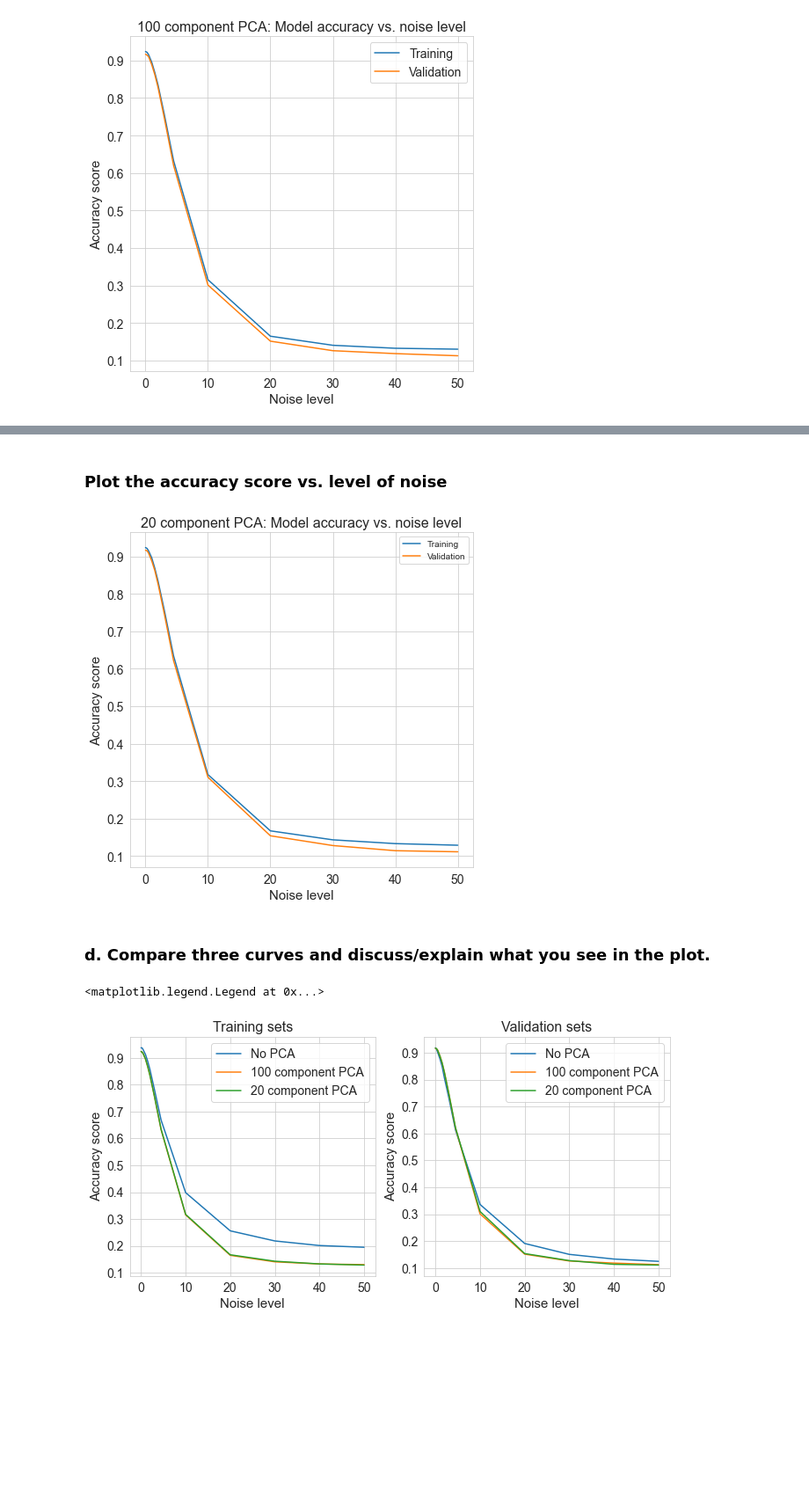
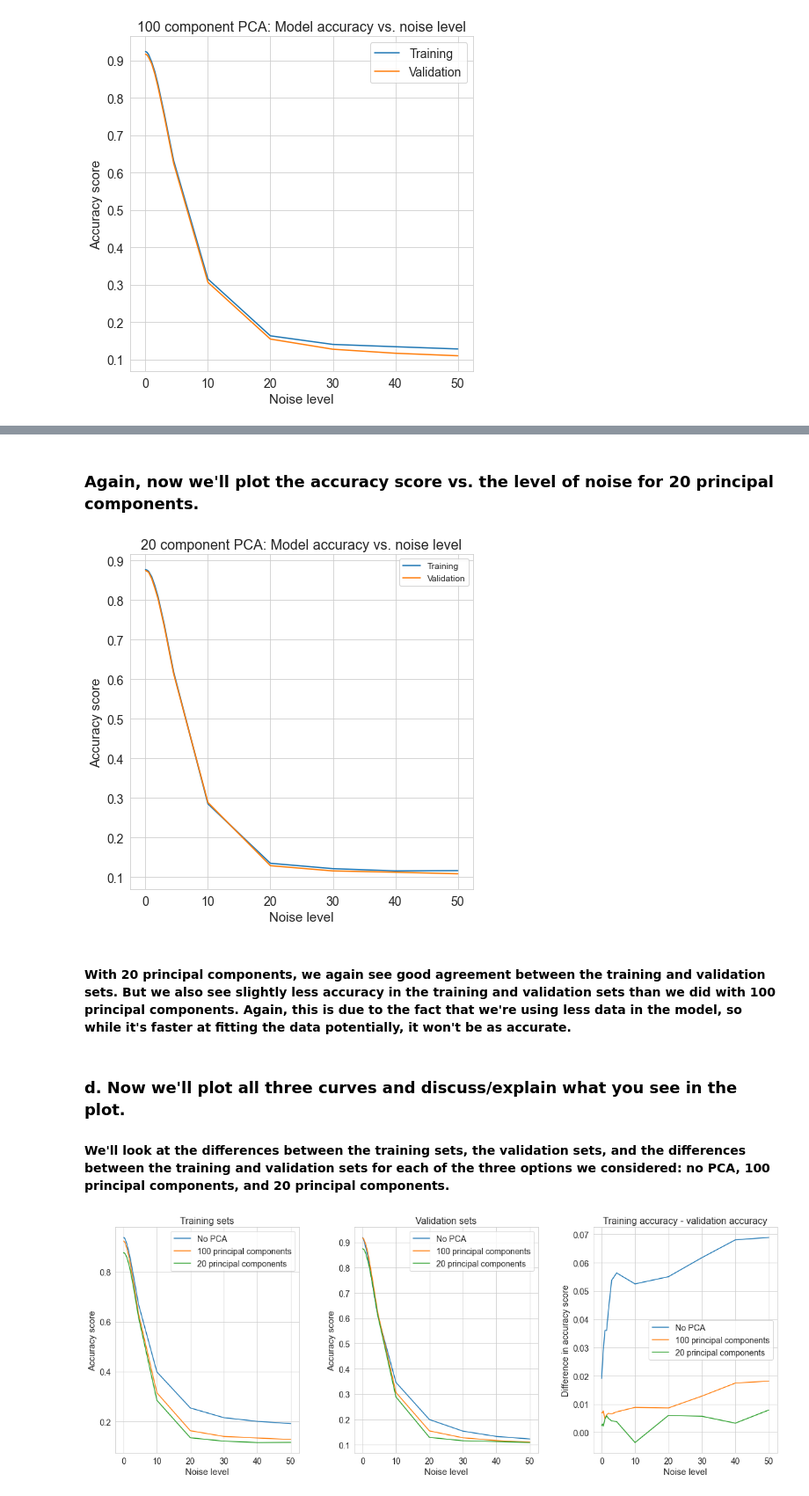
Before and after one commit to drichts/Machine_Learning, a Jupyter notebook: Assign2_drichts/Question_1.ipynb, the cells around one changed output, grey strips where cells are left out. Shown at 88% size. Saved outputs shown, nothing was run; the diff lists cells and outputs as text; code cells hidden in the pictures; blank space fills up the shorter version.

```diff
--- a/Assign2_drichts/Question_1.ipynb
+++ b/Assign2_drichts/Question_1.ipynb
@@ -291,24 +317,24 @@ plt.show()
 # %%
-# Initialize an array to hold the accuracy score for each level of n_noise, this time with PCA with 20 components
+# Initialize two arrays to hold the accuracy score for each level of n_noise, this time with PCA with 20 components
 acc_with_pca20_tr = np.zeros(len(n_noise))
 acc_with_pca20_va = np.zeros(len(n_noise))
 
 # For loop to loop through the n_noise values and fit the data with Logistic Regessor
 for c_idx, c_noise in enumerate(n_noise):
 
-       # Scale the noise by the amount defined by c_noise
+    # Scale the noise by the amount defined by c_noise
     noise_tr = noise_train * c_noise
     noise_va = noise_valid * c_noise
 
-    # Set temporary variables in the loop to the baseline MNIST training and validation set and scale
+    # Set temporary variables in the loop to the baseline MNIST training and validation set and scale appropriately again
     inp_tr_temp = input_tr/255
     inp_va_temp = input_va/255
 
-    # Add the noise to the MNIST data and normalize
+    # Add the noise to the MNIST data and normalize to the noise
     inp_tr_temp = (inp_tr_temp + noise_tr)/(1 + c_noise)
     inp_va_temp = (inp_va_temp + noise_va)/(1 + c_noise)
 
-    # Combine the training and test sets
+    # Combine the training and test sets as we did above
     inpT = np.concatenate((inp_tr_temp, inp_va_temp))
 
     # Print the noise level and shape of input set
@@ -316,13 +342,13 @@ for c_idx, c_noise in enumerate(n_noise):
     print('The shape of the concatenated input training and validation set is: ', np.shape(inpT))
     print()
 
-    # Split the data into training and test
+    # Split the data into training and test, 30% for test
     inp_tr, inp_va, tar_tr, tar_va = train_test_split(inpT, tarT, test_size=0.3, random_state=0)
 
-    # Initialize the PCA transformer with n_components = 100
-    pca = PCA(n_components=100)
+    # Initialize the PCA transformer with n_components = 20
+    pca = PCA(n_components=20)
 
-    # Fit the
+    # Find the 20 principal components
     pca.fit(inp_tr)
     inp_tr_pca = pca.transform(inp_tr)
     inp_va_pca = pca.transform(inp_va)
@@ -389,6 +401,6 @@ The shape of the concatenated input training and validation set is:  (70000, 784
 ... (14 outputs left out)
 # %% [markdown]
-### Plot the accuracy score vs. level of noise
+### Again, now we'll plot the accuracy score vs. the level of noise for 20 principal components.
 # %%
 # Set up the accuracy vs. n_noise plot for no PCA
 fig_with_pca20 = plt.figure(figsize=(7, 7))
@@ -401,42 +413,48 @@ plt.tick_params(labelsize=14)
 plt.legend(['Training', 'Validation'])
 plt.show()
 # %% [output]
-[figure, old version]
+[figure, new version]
+# %% [markdown]
+#### With 20 principal components, we again see good agreement between the training and validation sets. But we also see slightly less accuracy in the training and validation sets than we did with 100 principal components. Again, this is due to the fact that we're using less data in the model, so while it's faster at fitting the data potentially, it won't be as accurate.
 # %% [markdown]
-### d. Compare three curves and discuss/explain what you see in the plot.
+### d. Now we'll plot all three curves and discuss/explain what you see in the plot.
+
+#### We'll look at the differences between the training sets, the validation sets, and the differences between the training and validation sets for each of the three options we considered: no PCA, 100 principal components, and 20 principal components.
 # %%
 # Set up the figure with all 3 plots
-fig_all, ax = plt.subplots(1, 2, figsize=(11, 5))
+fig_all, ax = plt.subplots(1, 3, figsize=(20, 7))
 
 # Training sets
 ax[0].plot(n_noise, acc_no_pca_tr)
 ax[0].plot(n_noise, acc_with_pca100_tr)
 ax[0].plot(n_noise, acc_with_pca20_tr)
 ax[0].set_title('Training sets', fontsize=16)
 ax[0].set_xlabel('Noise level', fontsize=15)
 ax[0].set_ylabel('Accuracy score', fontsize=15)
 ax[0].tick_params(labelsize=14)
-ax[0].legend(['No PCA', '100 component PCA', '20 component PCA'], fontsize=14)
+ax[0].legend(['No PCA', '100 principal components', '20 principal components'], fontsize=14)
 
 # Validation sets
 ax[1].plot(n_noise, acc_no_pca_va)
 ax[1].plot(n_noise, acc_with_pca100_va)
 ax[1].plot(n_noise, acc_with_pca20_va)
 ax[1].set_title('Validation sets', fontsize=16)
 ax[1].set_xlabel('Noise level', fontsize=15)
 ax[1].set_ylabel('Accuracy score', fontsize=15)
 ax[1].tick_params(labelsize=14)
-ax[1].legend(['No PCA', '100 component PCA', '20 component PCA'], fontsize=14)
+ax[1].legend(['No PCA', '100 principal components', '20 principal components'], fontsize=14)
 
-# # Components = 20
-# ax[2].plot(n_noise, acc_with_pca20)
-# ax[2].set_title('20 component PCA', fontsize=16)
-# ax[2].set_xlabel('Noise level', fontsize=15)
-# ax[2].set_ylabel('Accuracy score', fontsize=15)
-# ax[2].tick_params(labelsize=14)
+# Differences between training and validation
+ax[2].plot(n_noise, acc_no_pca_tr - acc_no_pca_va)
+ax[2].plot(n_noise, acc_with_pca100_tr - acc_with_pca100_va)
+ax[2].plot(n_noise, acc_with_pca20_tr - acc_with_pca20_va)
+ax[2].set_title('Training accuracy - validation accuracy', fontsize=16)
+ax[2].set_xlabel('Noise level', fontsize=15)
+ax[2].set_ylabel('Difference in accuracy score', fontsize=15)
+ax[2].tick_params(labelsize=14)
+ax[2].legend(['No PCA', '100 principal components', '20 principal components'], fontsize=14)
 
-# plt.subplots_adjust(wspace=0.3)
-# plt.show()
+plt.subplots_adjust(wspace=0.3)
+plt.show()
 # %% [output]
-<matplotlib.legend.Legend at 0x...>
-[figure, old version]
+[figure, new version]
```
Also changed, not shown: parts of 18 cells of this notebook, 3 other files.
